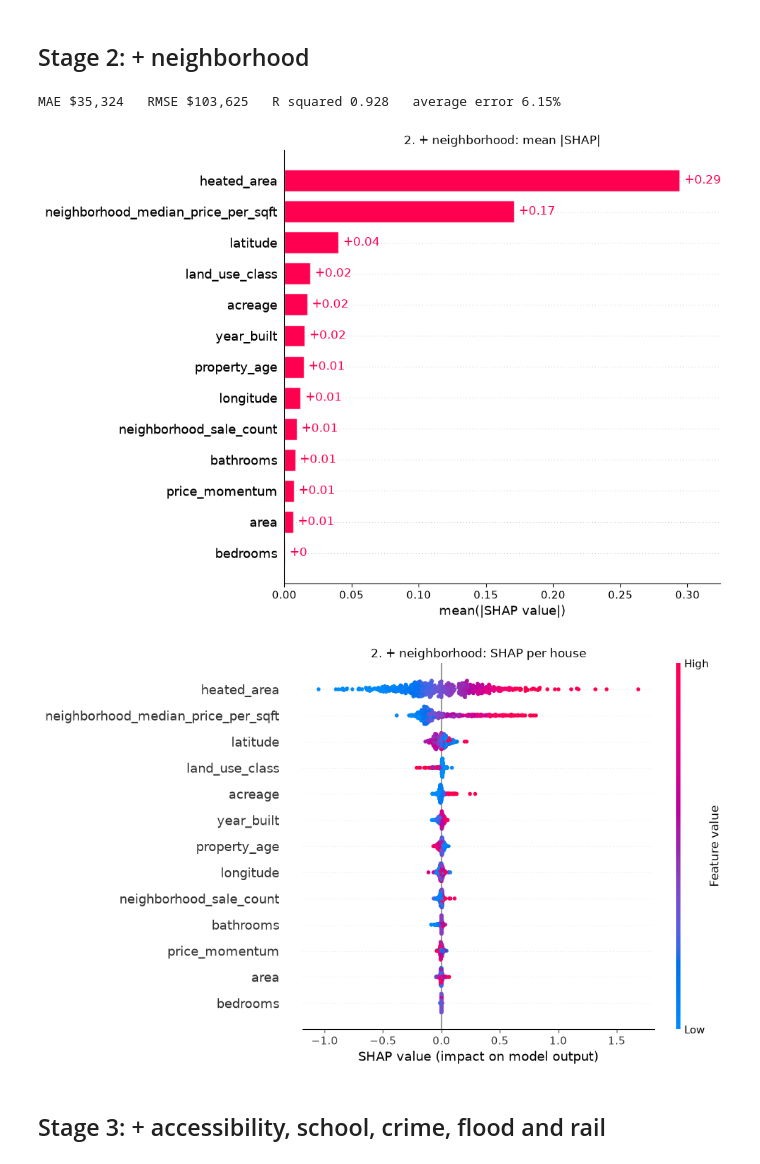
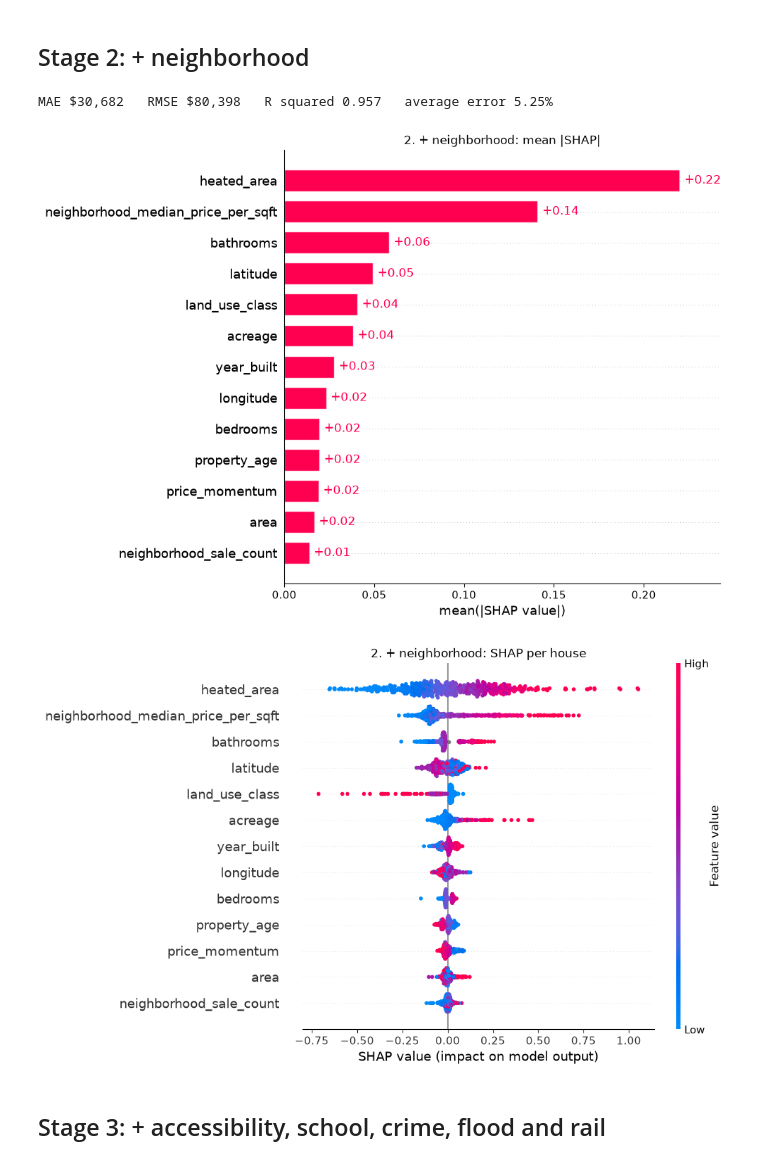
Before and after one commit to ericnguyen58/Let-me-have-a-house, a Jupyter notebook: notebooks/shap_explain.ipynb, the cells around one changed output. Saved outputs shown, nothing was run; the diff lists cells and outputs as text; code cells hidden in the pictures.

```diff
--- a/notebooks/shap_explain.ipynb
+++ b/notebooks/shap_explain.ipynb
@@ -79,9 +88,9 @@ def stage_features(stage):
 
 
 def fit_stage(features):
-    """Fit one forest on `features`; return (preprocessor, model, test metrics in dollars)."""
+    """Fit one model on `features`; return (preprocessor, model, test metrics in dollars)."""
     pre = build_preprocessor(features)
-    model = RandomForestRegressor(**RF_PARAMS).fit(pre.fit_transform(train[features]), y_train)
+    model = HistGradientBoostingRegressor(**MODEL_PARAMS).fit(pre.fit_transform(train[features]), y_train)
     metrics = eval_metrics(test[TARGET], np.expm1(model.predict(pre.transform(test[features]))))
     return pre, model, metrics
 
@@ -97,7 +106,7 @@ def explain(pre, model, features, rows):
     grouped = pd.DataFrame(values, columns=owner).T.groupby(level=0).sum().T[features]
     # categorical values are shown as codes, only for the beeswarm's colors
     data = rows[features].apply(lambda c: pd.factorize(c)[0] if c.name in CATEGORICAL_FEATURES else c)
-    return shap.Explanation(grouped.to_numpy(), base_values=np.full(len(rows), explainer.expected_value[0]),
+    return shap.Explanation(grouped.to_numpy(), base_values=np.full(len(rows), np.ravel(explainer.expected_value)[0]),
                             data=data.to_numpy(dtype=float), feature_names=features)
 
 
@@ -114,13 +123,14 @@ def print_metrics(m):
     print(f"MAE ${m['mae']:,.0f}   RMSE ${m['rmse']:,.0f}   R squared {m['r2']:.3f}   average error {m['mape']:.2%}")
 
 
-results, explanations = {}, {}
+results, explanations, models = {}, {}, {}
 # %% [markdown]
 ## Stage 1: house only
 # %%
 stage = "1. house"
 features = stage_features(stage)
 pre, model, results[stage] = fit_stage(features)
+models[stage] = pre, model, features
 print_metrics(results[stage])
 explanations[stage] = explain(pre, model, features, sample)
 show(explanations[stage], stage)
@@ -130,0 +145,8 @@ MAE $87,404   RMSE $189,308   R squared 0.760   average error 15.01%
+# %%
+stage = "1b. house + accessibility"
+features = stage_features(stage)
+pre, model, results[stage] = fit_stage(features)
+models[stage] = pre, model, features
+print_metrics(results[stage])
+explanations[stage] = explain(pre, model, features, sample)
+show(explanations[stage], stage)
@@ -130,0 +161,8 @@ MAE $87,404   RMSE $189,308   R squared 0.760   average error 15.01%
+# %%
+stage = "1c. house + flood zone"
+features = stage_features(stage)
+pre, model, results[stage] = fit_stage(features)
+models[stage] = pre, model, features
+print_metrics(results[stage])
+explanations[stage] = explain(pre, model, features, sample)
+show(explanations[stage], stage)
@@ -133,14 +175,15 @@ MAE $87,404   RMSE $189,308   R squared 0.760   average error 15.01%
 # %%
 stage = "2. + neighborhood"
 features = stage_features(stage)
 pre, model, results[stage] = fit_stage(features)
+models[stage] = pre, model, features
 print_metrics(results[stage])
 explanations[stage] = explain(pre, model, features, sample)
 show(explanations[stage], stage)
 # %% [output]
-MAE $35,324   RMSE $103,625   R squared 0.928   average error 6.15%
+MAE $30,682   RMSE $80,398   R squared 0.957   average error 5.25%
-[figure, old version]
+[figure, new version]
-[figure, old version]
+[figure, new version]
 # %% [markdown]
 ## Stage 3: + accessibility, school, crime, flood and rail
 # %%
```
Also changed, not shown: parts of 17 cells of this notebook, 6 other files.
